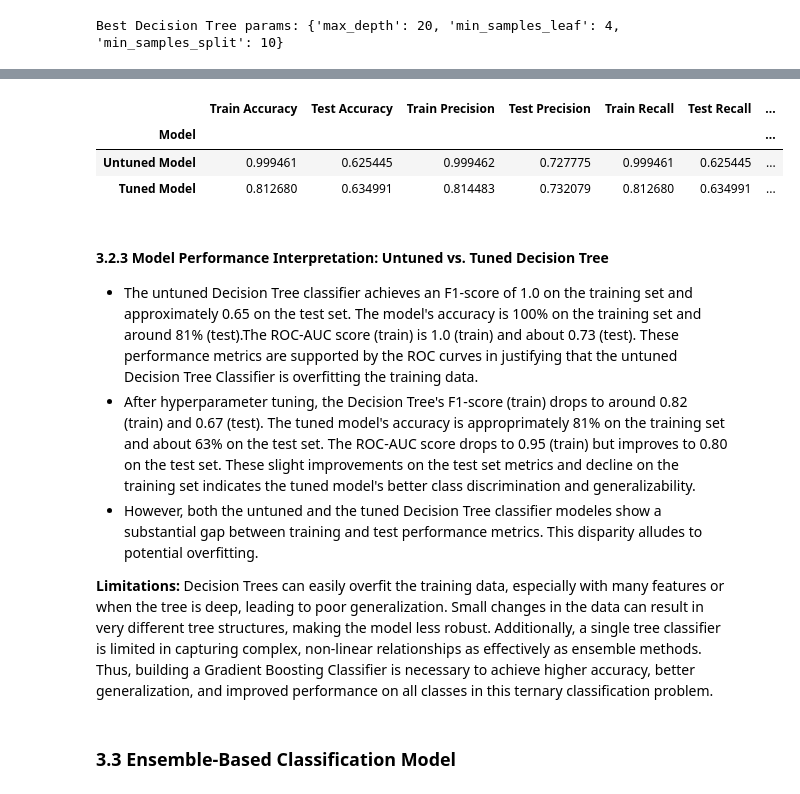
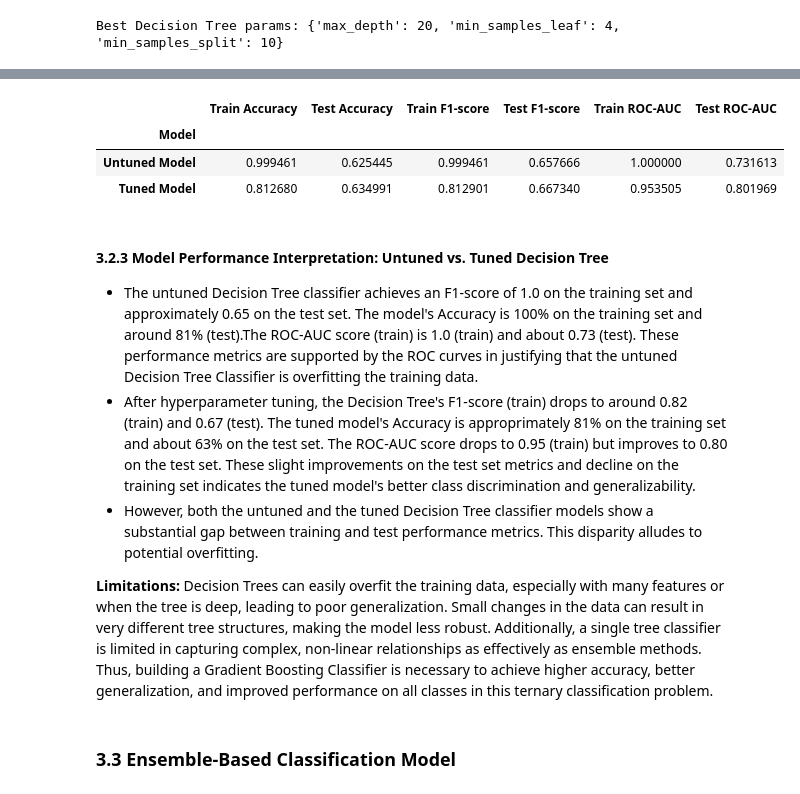
Before and after one commit to mwakad/supervised-ml-classifiers-for-predicting-water-wells-condition, a Jupyter notebook: index.ipynb, the cells around one changed output, grey strips where cells are left out. Saved outputs shown, nothing was run; the diff lists cells and outputs as text; code cells hidden in the pictures.

```diff
--- a/index.ipynb
+++ b/index.ipynb
@@ -953,60 +954,48 @@ plt.show()
 # %%
 # Compute metrics for Untuned Decision Tree Classifier
 acc_dt_train = accuracy_score(y_train_balanced, y_pred_dt_train)
-prec_dt_train = precision_score(y_train_balanced, y_pred_dt_train, average='weighted')
-rec_dt_train = recall_score(y_train_balanced, y_pred_dt_train, average='weighted')
 f1_dt_train = f1_score(y_train_balanced, y_pred_dt_train, average='weighted')
 roc_auc_dt_train = roc_auc_score(y_train_balanced, y_proba_dt_train, multi_class='ovr')
 
 acc_dt_test = accuracy_score(y_test_enc, y_pred_dt_test)
-prec_dt_test = precision_score(y_test_enc, y_pred_dt_test, average='weighted')
-rec_dt_test = recall_score(y_test_enc, y_pred_dt_test, average='weighted')
 f1_dt_test = f1_score(y_test_enc, y_pred_dt_test, average='weighted')
 roc_auc_dt_test = roc_auc_score(y_test_enc, y_proba_dt_test, multi_class='ovr')
 
 # Compute metrics for Tuned Decision Tree Classifier
 acc_dt_gs_train = accuracy_score(y_train_balanced, y_pred_dt_gs_train)
-prec_dt_gs_train = precision_score(y_train_balanced, y_pred_dt_gs_train, average='weighted')
-rec_dt_gs_train = recall_score(y_train_balanced, y_pred_dt_gs_train, average='weighted')
 f1_dt_gs_train = f1_score(y_train_balanced, y_pred_dt_gs_train, average='weighted')
 roc_auc_dt_gs_train = roc_auc_score(y_train_balanced, y_proba_dt_gs_train, multi_class='ovr')
 
 acc_dt_gs_test = accuracy_score(y_test_enc, y_pred_dt_gs)
-prec_dt_gs_test = precision_score(y_test_enc, y_pred_dt_gs, average='weighted')
-rec_dt_gs_test = recall_score(y_test_enc, y_pred_dt_gs, average='weighted')
 f1_dt_gs_test = f1_score(y_test_enc, y_pred_dt_gs, average='weighted')
 roc_auc_dt_gs_test = roc_auc_score(y_test_enc, y_proba_dt_gs, multi_class='ovr')
 
 # Create DataFrame with metrics
 dt_metrics_df = pd.DataFrame({
     'Model': ['Untuned Model', 'Tuned Model'],
     'Train Accuracy': [acc_dt_train, acc_dt_gs_train],
     'Test Accuracy': [acc_dt_test, acc_dt_gs_test],
-    'Train Precision': [prec_dt_train, prec_dt_gs_train],
-    'Test Precision': [prec_dt_test, prec_dt_gs_test],
-    'Train Recall': [rec_dt_train, rec_dt_gs_train],
-    'Test Recall': [rec_dt_test, rec_dt_gs_test],
     'Train F1-score': [f1_dt_train, f1_dt_gs_train],
     'Test F1-score': [f1_dt_test, f1_dt_gs_test],
     'Train ROC-AUC': [roc_auc_dt_train, roc_auc_dt_gs_train],
     'Test ROC-AUC': [roc_auc_dt_test, roc_auc_dt_gs_test]
 })
 
 # Set the index to 'Model'
 dt_metrics_df.set_index('Model', inplace=True)
 
 dt_metrics_df
 # %% [output]
-|  | Train Accuracy | Test Accuracy | Train Precision | Test Precision | Train Recall | Test Recall | ... |
-| Model |  |  |  |  |  |  | ... |
-| Untuned Model | 0.999461 | 0.625445 | 0.999462 | 0.727775 | 0.999461 | 0.625445 | ... |
-| Tuned Model | 0.812680 | 0.634991 | 0.814483 | 0.732079 | 0.812680 | 0.634991 | ... |
+|  | Train Accuracy | Test Accuracy | Train F1-score | Test F1-score | Train ROC-AUC | Test ROC-AUC |
+| Model |  |  |  |  |  |  |
+| Untuned Model | 0.999461 | 0.625445 | 0.999461 | 0.657666 | 1.000000 | 0.731613 |
+| Tuned Model | 0.812680 | 0.634991 | 0.812901 | 0.667340 | 0.953505 | 0.801969 |
 # %% [markdown]
 #### 3.2.3 Model Performance Interpretation: Untuned vs. Tuned Decision Tree
 
-- The untuned Decision Tree classifier achieves an F1-score of 1.0 on the training set and approximately 0.65 on the test set. The model's accuracy is 100% on the training set and around 81% (test).The ROC-AUC score (train) is 1.0 (train) and about 0.73 (test). These performance metrics are supported by the ROC curves in justifying that the untuned Decision Tree Classifier is overfitting the training data.
-- After hyperparameter tuning, the Decision Tree's F1-score (train) drops to around 0.82 (train) and 0.67 (test). The tuned model's accuracy is approprimately 81% on the training set and about 63% on the test set. The ROC-AUC score drops to 0.95 (train) but improves to 0.80 on the test set. These slight improvements on the test set metrics and decline on the training set indicates the tuned model's better class discrimination and generalizability.
-- However, both the untuned and the tuned Decision Tree classifier modeles show a substantial gap between training and test performance metrics. This disparity alludes to potential overfitting.
+- The untuned Decision Tree classifier achieves an F1-score of 1.0 on the training set and approximately 0.65 on the test set. The model's Accuracy is 100% on the training set and around 81% (test).The ROC-AUC score (train) is 1.0 (train) and about 0.73 (test). These performance metrics are supported by the ROC curves in justifying that the untuned Decision Tree Classifier is overfitting the training data.
+- After hyperparameter tuning, the Decision Tree's F1-score (train) drops to around 0.82 (train) and 0.67 (test). The tuned model's Accuracy is approprimately 81% on the training set and about 63% on the test set. The ROC-AUC score drops to 0.95 (train) but improves to 0.80 on the test set. These slight improvements on the test set metrics and decline on the training set indicates the tuned model's better class discrimination and generalizability.
+- However, both the untuned and the tuned Decision Tree classifier models show a substantial gap between training and test performance metrics. This disparity alludes to potential overfitting.
 
 
 **Limitations:** Decision Trees can easily overfit the training data, especially with many features or when the tree is deep, leading to poor generalization. Small changes in the data can result in very different tree structures, making the model less robust. Additionally, a single tree classifier is limited in capturing complex, non-linear relationships as effectively as ensemble methods. Thus, building a Gradient Boosting Classifier is necessary to achieve higher accuracy, better generalization, and improved performance on all classes in this ternary classification problem.
```
Also changed, not shown: parts of 13 cells of this notebook.
